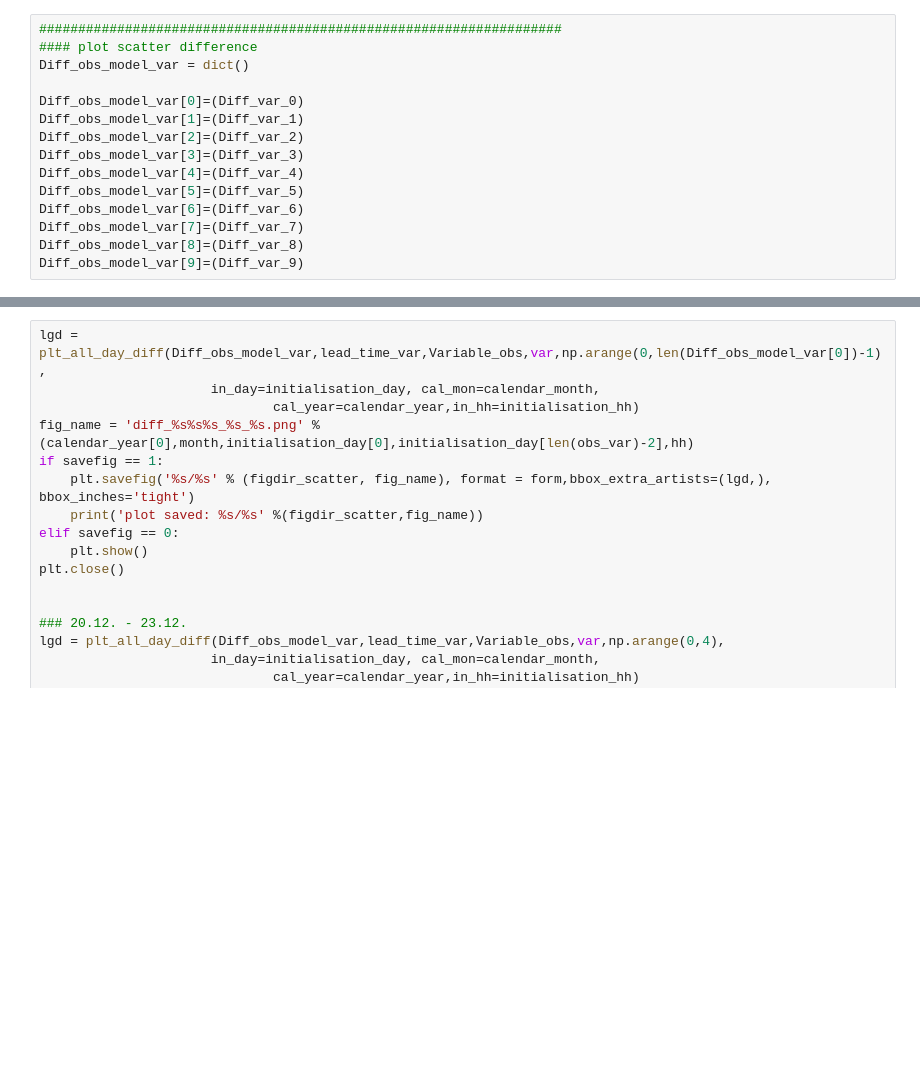
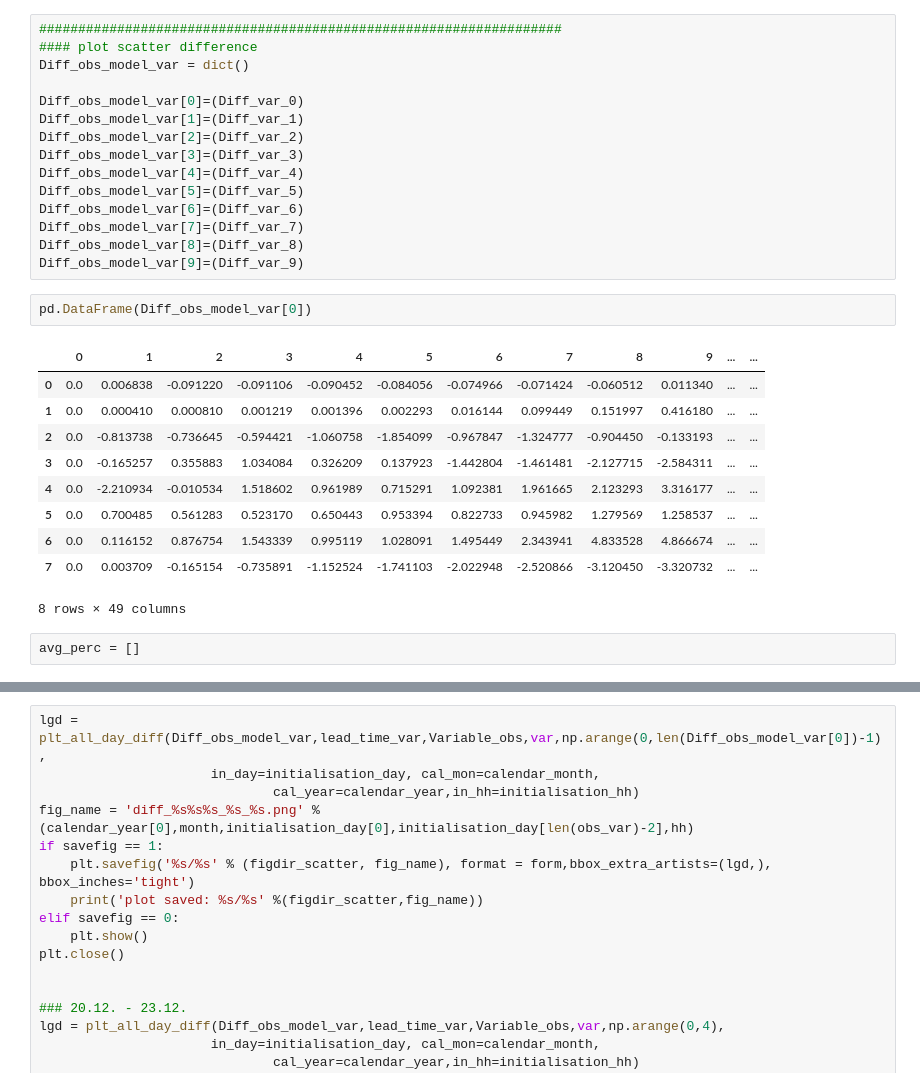
Before and after one commit to franzihe/Python_Masterthesis, a Jupyter notebook: MEPS/surface_EM09_obs_plots.ipynb, the cells around one changed output, grey strips where cells are left out. Cells and saved outputs as stored; diff of their text form; blank space fills up the shorter version.

```diff
--- a/MEPS/surface_EM09_obs_plots.ipynb
+++ b/MEPS/surface_EM09_obs_plots.ipynb
@@ -543,3 +565,18 @@ Diff_obs_model_var[6]=(Diff_var_6)
 Diff_obs_model_var[7]=(Diff_var_7)
 Diff_obs_model_var[8]=(Diff_var_8)
 Diff_obs_model_var[9]=(Diff_var_9)
+# %%
+pd.DataFrame(Diff_obs_model_var[0])
+# %% [output]
+|  | 0 | 1 | 2 | 3 | 4 | 5 | 6 | 7 | 8 | 9 | ... | ... |
+| 0 | 0.0 | 0.006838 | -0.091220 | -0.091106 | -0.090452 | -0.084056 | -0.074966 | -0.071424 | -0.060512 | 0.011340 | ... | ... |
+| 1 | 0.0 | 0.000410 | 0.000810 | 0.001219 | 0.001396 | 0.002293 | 0.016144 | 0.099449 | 0.151997 | 0.416180 | ... | ... |
+| 2 | 0.0 | -0.813738 | -0.736645 | -0.594421 | -1.060758 | -1.854099 | -0.967847 | -1.324777 | -0.904450 | -0.133193 | ... | ... |
+| 3 | 0.0 | -0.165257 | 0.355883 | 1.034084 | 0.326209 | 0.137923 | -1.442804 | -1.461481 | -2.127715 | -2.584311 | ... | ... |
+| 4 | 0.0 | -2.210934 | -0.010534 | 1.518602 | 0.961989 | 0.715291 | 1.092381 | 1.961665 | 2.123293 | 3.316177 | ... | ... |
+| 5 | 0.0 | 0.700485 | 0.561283 | 0.523170 | 0.650443 | 0.953394 | 0.822733 | 0.945982 | 1.279569 | 1.258537 | ... | ... |
+| 6 | 0.0 | 0.116152 | 0.876754 | 1.543339 | 0.995119 | 1.028091 | 1.495449 | 2.343941 | 4.833528 | 4.866674 | ... | ... |
+| 7 | 0.0 | 0.003709 | -0.165154 | -0.735891 | -1.152524 | -1.741103 | -2.022948 | -2.520866 | -3.120450 | -3.320732 | ... | ... |
+8 rows × 49 columns
+# %%
+avg_perc = []
```
Also changed, not shown: parts of 8 cells of this notebook.
